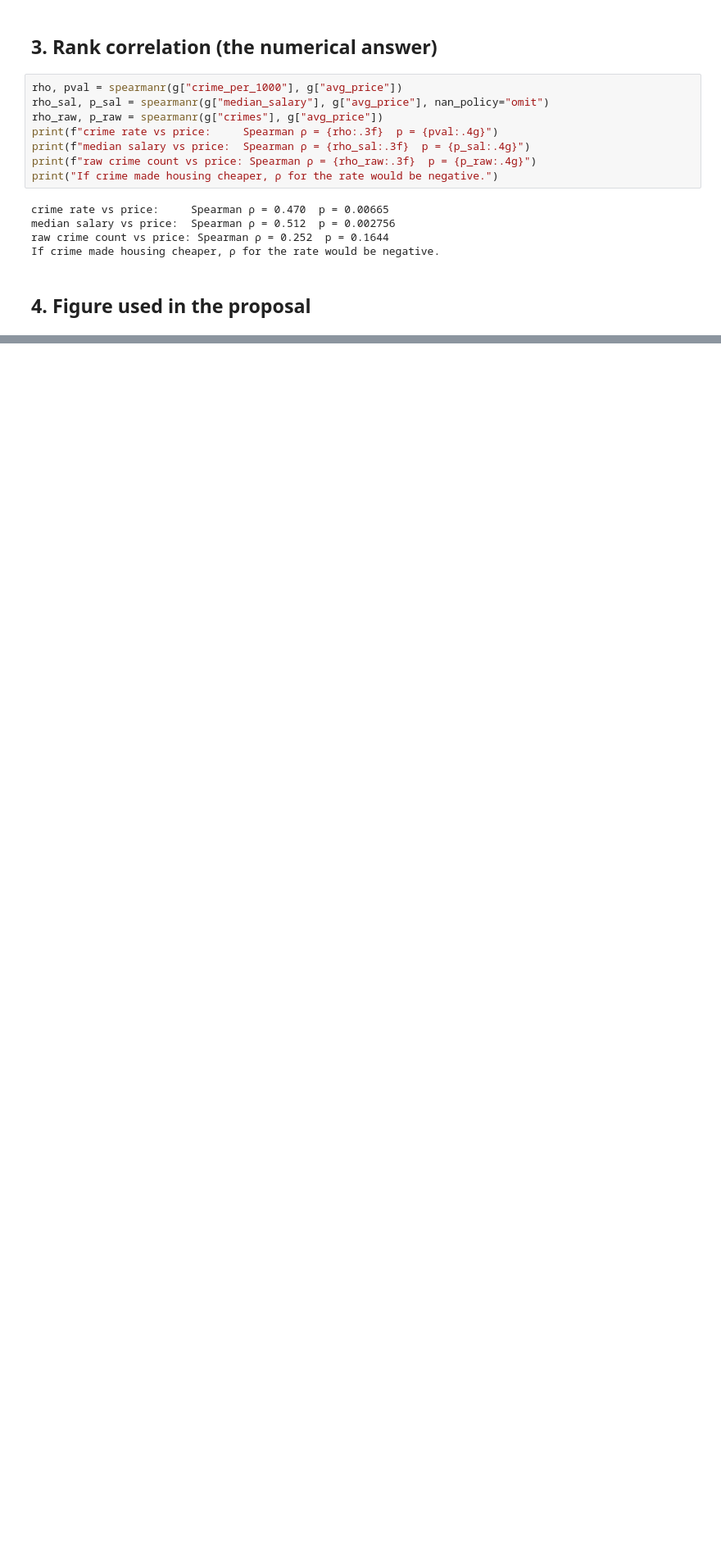
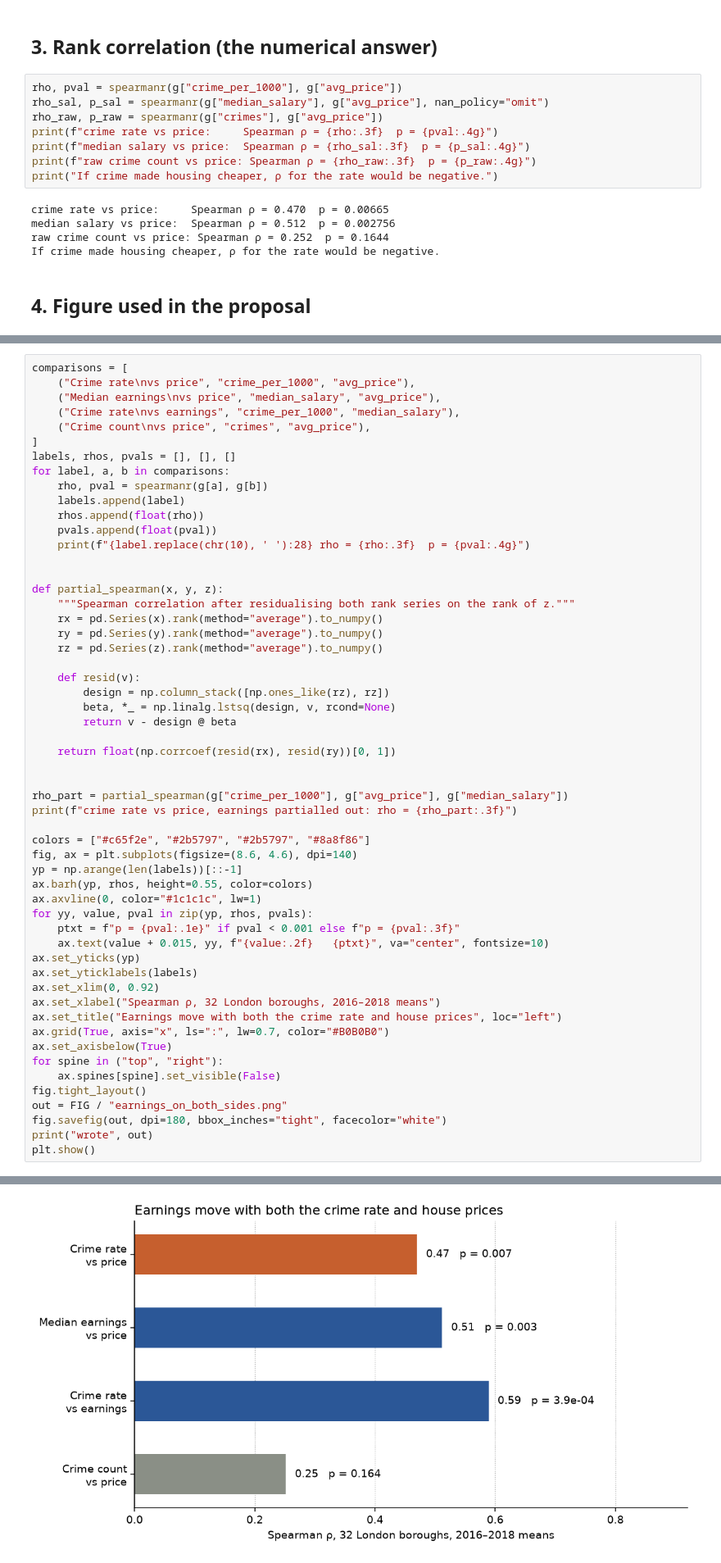
Before and after one commit to DeoxysD/cisc7204-london-boroughs, a Jupyter notebook: notebooks/01_eda.ipynb, the cells around one changed output, grey strips where cells are left out. Shown at 82% size. Cells and saved outputs as stored; diff of their text form; blank space fills up the shorter version.

Commit message:
Add the earnings chart and document licence, methods, and limitation.
One scatter could not show that median earnings move with both the crime rate and house prices.

```diff
--- a/notebooks/01_eda.ipynb
+++ b/notebooks/01_eda.ipynb
@@ -148,0 +155,56 @@ wrote /Users/Mewtwo/Desktop/Kaggle/CISC7204_London_Housing_Crime/figures/crime_v
+# %%
+comparisons = [
+    ("Crime rate\nvs price", "crime_per_1000", "avg_price"),
+    ("Median earnings\nvs price", "median_salary", "avg_price"),
+    ("Crime rate\nvs earnings", "crime_per_1000", "median_salary"),
+    ("Crime count\nvs price", "crimes", "avg_price"),
+]
+labels, rhos, pvals = [], [], []
+for label, a, b in comparisons:
+    rho, pval = spearmanr(g[a], g[b])
+    labels.append(label)
+    rhos.append(float(rho))
+    pvals.append(float(pval))
+    print(f"{label.replace(chr(10), ' '):28} rho = {rho:.3f}  p = {pval:.4g}")
+
+
+def partial_spearman(x, y, z):
+    """Spearman correlation after residualising both rank series on the rank of z."""
+    rx = pd.Series(x).rank(method="average").to_numpy()
+    ry = pd.Series(y).rank(method="average").to_numpy()
+    rz = pd.Series(z).rank(method="average").to_numpy()
+
+    def resid(v):
+        design = np.column_stack([np.ones_like(rz), rz])
+        beta, *_ = np.linalg.lstsq(design, v, rcond=None)
+        return v - design @ beta
+
+    return float(np.corrcoef(resid(rx), resid(ry))[0, 1])
+
+
+rho_part = partial_spearman(g["crime_per_1000"], g["avg_price"], g["median_salary"])
+print(f"crime rate vs price, earnings partialled out: rho = {rho_part:.3f}")
+
+colors = ["#c65f2e", "#2b5797", "#2b5797", "#8a8f86"]
+fig, ax = plt.subplots(figsize=(8.6, 4.6), dpi=140)
+yp = np.arange(len(labels))[::-1]
+ax.barh(yp, rhos, height=0.55, color=colors)
+ax.axvline(0, color="#1c1c1c", lw=1)
+for yy, value, pval in zip(yp, rhos, pvals):
+    ptxt = f"p = {pval:.1e}" if pval < 0.001 else f"p = {pval:.3f}"
+    ax.text(value + 0.015, yy, f"{value:.2f}   {ptxt}", va="center", fontsize=10)
+ax.set_yticks(yp)
+ax.set_yticklabels(labels)
+ax.set_xlim(0, 0.92)
+ax.set_xlabel("Spearman ρ, 32 London boroughs, 2016–2018 means")
+ax.set_title("Earnings move with both the crime rate and house prices", loc="left")
+ax.grid(True, axis="x", ls=":", lw=0.7, color="#B0B0B0")
+ax.set_axisbelow(True)
+for spine in ("top", "right"):
+    ax.spines[spine].set_visible(False)
+fig.tight_layout()
+out = FIG / "earnings_on_both_sides.png"
+fig.savefig(out, dpi=180, bbox_inches="tight", facecolor="white")
+print("wrote", out)
+plt.show()
+# %% [output]
@@ -149 +217,2 @@ wrote /Users/Mewtwo/Desktop/Kaggle/CISC7204_London_Housing_Crime/figures/crime_v
+[figure, added]
 # %% [markdown]
```
Also changed, not shown: parts of 5 cells of this notebook, 2 other files.
